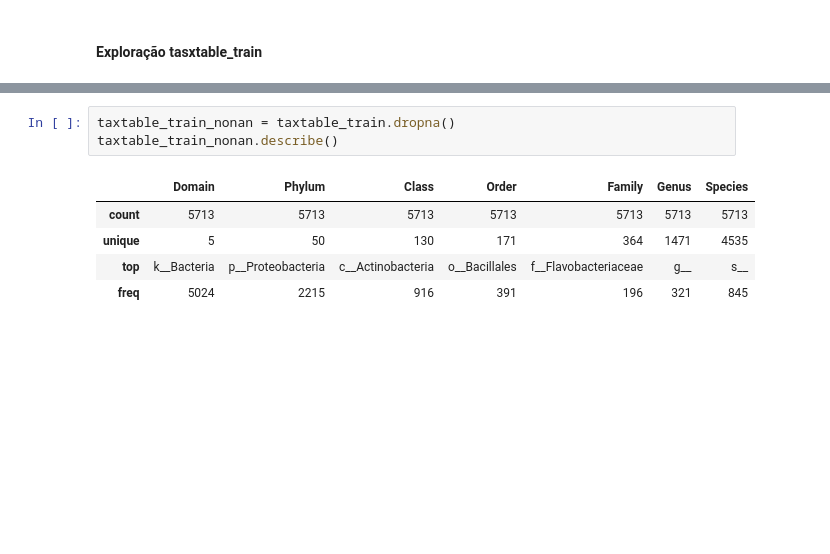
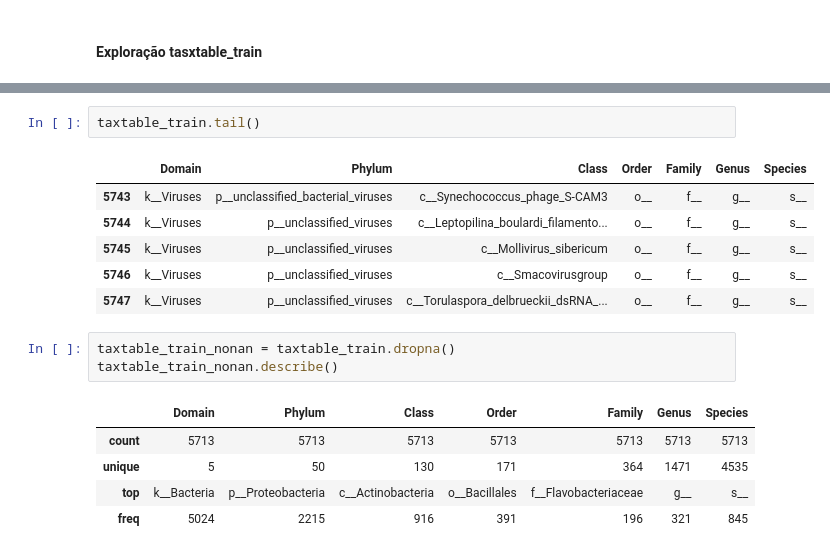
Before and after one commit to Malavita02/TrabalhoSIB, a Jupyter notebook: trabalho_inicial.ipynb, the cells around one changed output, grey strips where cells are left out. Drawn from its saved outputs; the diff is of its cells as text; blank space fills up the shorter version.

```diff
--- a/trabalho_inicial.ipynb
+++ b/trabalho_inicial.ipynb
@@ -181,6 +200,15 @@ taxtable_train.head()
 | 2 | k__Archaea | p__Crenarchaeota | c__Thermoprotei | o__ | f__ | g__ | s__ |
 | 3 | k__Archaea | p__Crenarchaeota | c__Thermoprotei | o__Acidilobales | f__Acidilobaceae | g__Acidilobus | s__Acidilobus_saccharovorans |
 | 4 | k__Archaea | p__Crenarchaeota | c__Thermoprotei | o__Acidilobales | f__Caldisphaeraceae | g__Caldisphaera | s__Caldisphaera_lagunensis |
+# %%
+taxtable_train.tail()
+# %% [output]
+|  | Domain | Phylum | Class | Order | Family | Genus | Species |
+| 5743 | k__Viruses | p__unclassified_bacterial_viruses | c__Synechococcus_phage_S-CAM3 | o__ | f__ | g__ | s__ |
+| 5744 | k__Viruses | p__unclassified_viruses | c__Leptopilina_boulardi_filamento... | o__ | f__ | g__ | s__ |
+| 5745 | k__Viruses | p__unclassified_viruses | c__Mollivirus_sibericum | o__ | f__ | g__ | s__ |
+| 5746 | k__Viruses | p__unclassified_viruses | c__Smacovirusgroup | o__ | f__ | g__ | s__ |
+| 5747 | k__Viruses | p__unclassified_viruses | c__Torulaspora_delbrueckii_dsRNA_... | o__ | f__ | g__ | s__ |
 # %%
 taxtable_train_nonan = taxtable_train.dropna()
 taxtable_train_nonan.describe()
```
Also changed, not shown: parts of 1 cell of this notebook, 1 other file.
